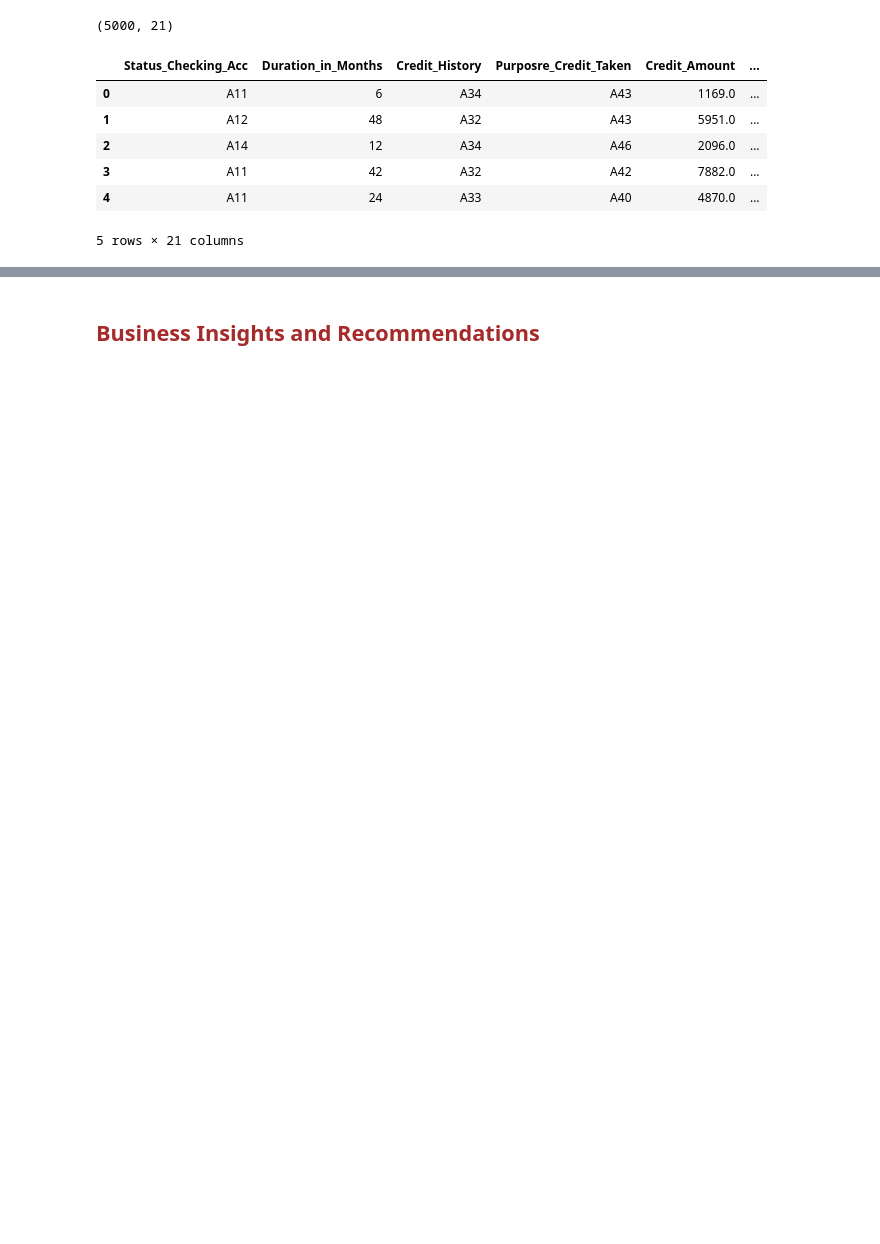
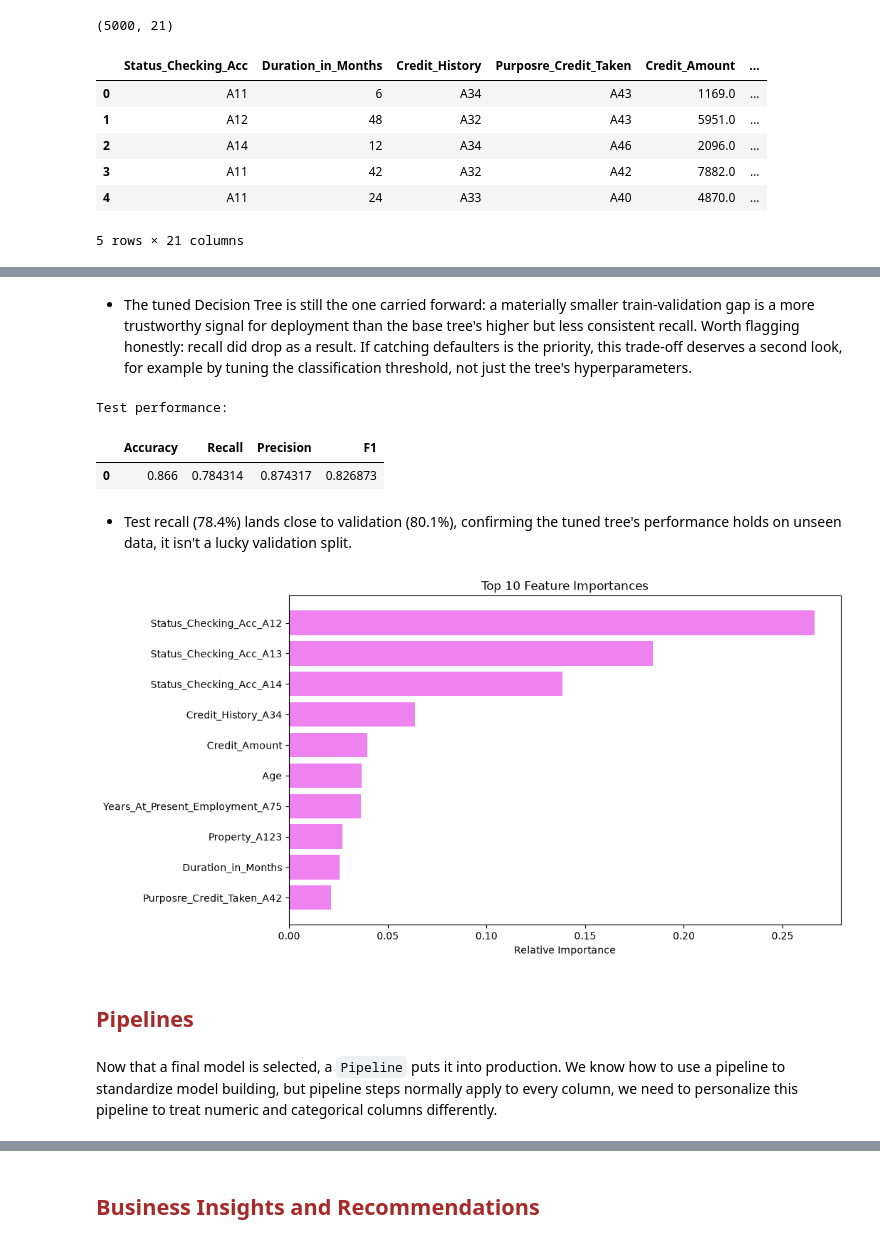
Before and after one commit to yogi-datalabs/machine-learning, a Jupyter notebook: ML Pipelines/Credit Default Prediction with an sklearn Pipeline.ipynb, the cells around one changed output, grey strips where cells are left out. Drawn from its saved outputs; the diff is of its cells as text; code cells hidden in the pictures; blank space fills up the shorter version.

```diff
--- a/ML Pipelines/Credit Default Prediction with an sklearn Pipeline.ipynb
+++ b/ML Pipelines/Credit Default Prediction with an sklearn Pipeline.ipynb
@@ -336,0 +268,36 @@ into a pipeline once the logic is right.
+# %% [markdown]
+- The tuned Decision Tree is still the one carried forward: a materially smaller train-validation
+  gap is a more trustworthy signal for deployment than the base tree's higher but less consistent
+  recall. Worth flagging honestly: recall did drop as a result. If catching defaulters is the
+  priority, this trade-off deserves a second look, for example by tuning the classification
+  threshold, not just the tree's hyperparameters.
+# %%
+print("Test performance:")
+dtree_tuned_test = model_performance_classification_sklearn(dtree_tuned, X_test, y_test)
+dtree_tuned_test
+# %% [output]
+Test performance:
+|  | Accuracy | Recall | Precision | F1 |
+| 0 | 0.866 | 0.784314 | 0.874317 | 0.826873 |
+# %% [markdown]
+- Test recall (78.4%) lands close to validation (80.1%), confirming the tuned tree's performance
+  holds on unseen data, it isn't a lucky validation split.
+# %%
+feature_names = X.columns
+importances = dtree_tuned.feature_importances_
+indices = np.argsort(importances)[-10:]
+
+plt.figure(figsize=(10, 6))
+plt.title("Top 10 Feature Importances")
+plt.barh(range(len(indices)), importances[indices], color="violet", align="center")
+plt.yticks(range(len(indices)), [feature_names[i] for i in indices])
+plt.xlabel("Relative Importance")
+plt.show()
+# %% [output]
+[figure, added]
+# %% [markdown]
+## <font color="brown"> Pipelines</font>
+# %% [markdown]
+Now that a final model is selected, a `Pipeline` puts it into production. We know how to use a
+pipeline to standardize model building, but pipeline steps normally apply to every column, we
+need to personalize this pipeline to treat numeric and categorical columns differently.
```
Also changed, not shown: parts of 71 cells of this notebook, 1 other file.
